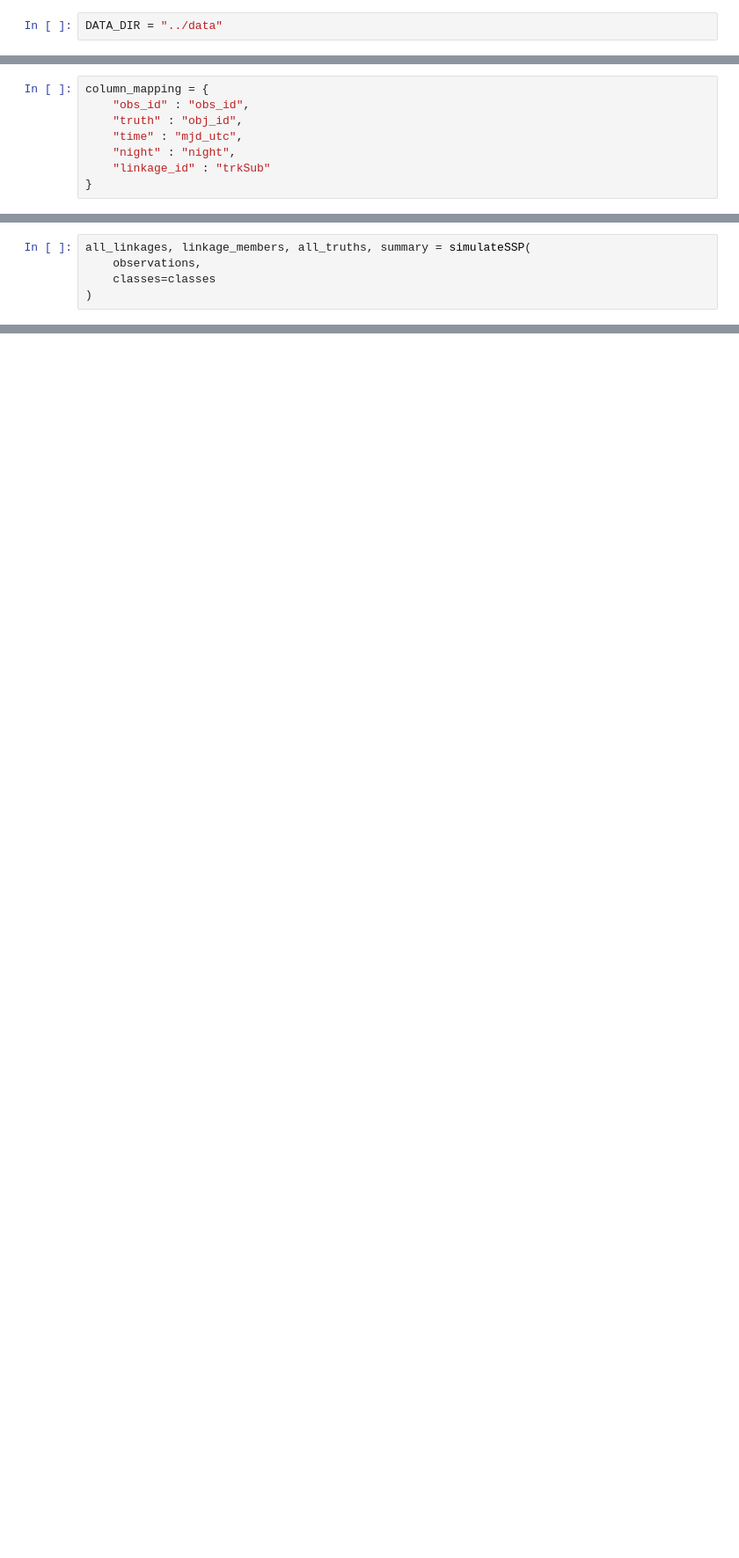
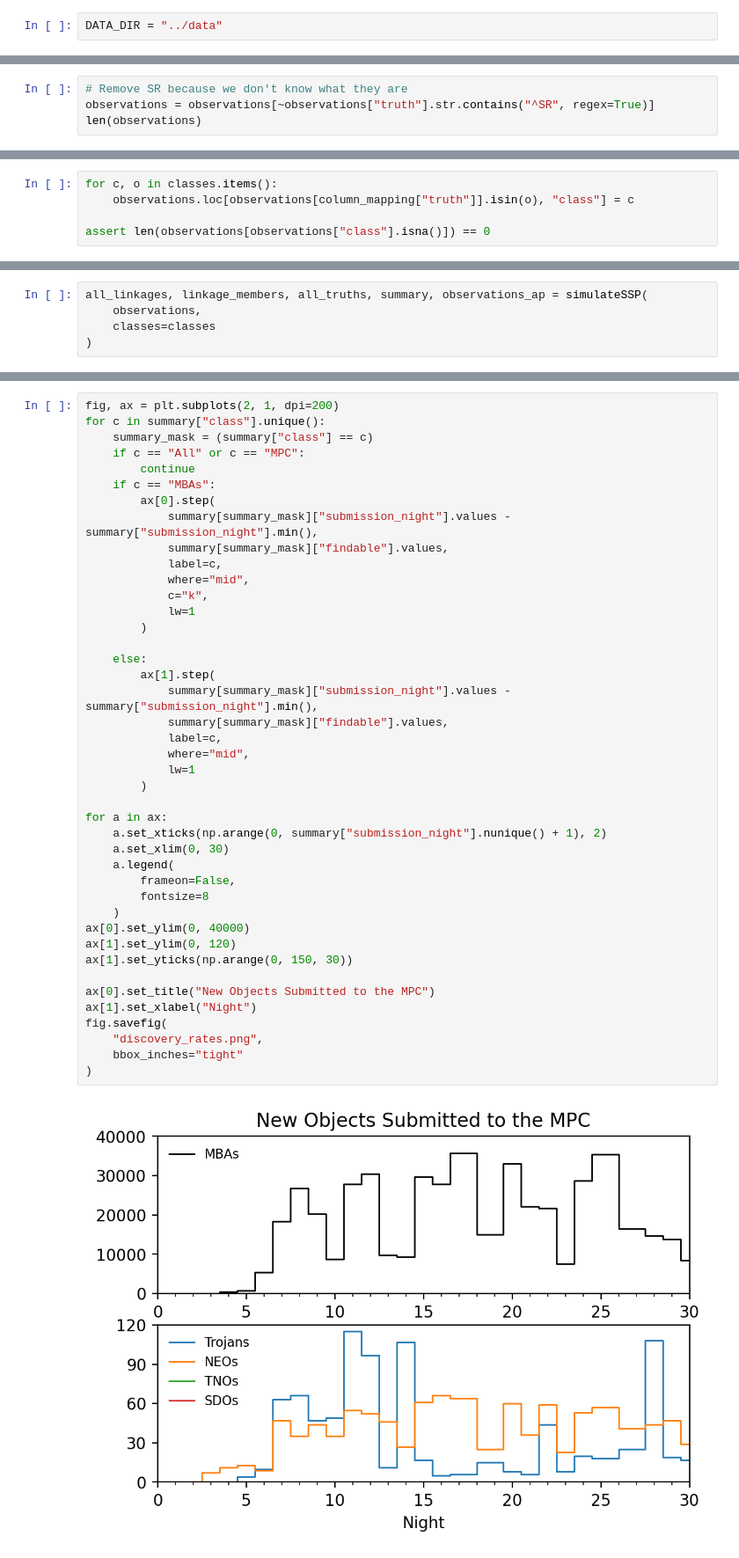
Before and after one commit to moeyensj/mpc-rubin, a Jupyter notebook: notebooks/01_observations_to_linkages.ipynb, the cells around one changed output, grey strips where cells are left out. Shown at 88% size. Cells and saved outputs as stored; diff of their text form; blank space fills up the shorter version.

```diff
--- a/notebooks/01_observations_to_linkages.ipynb
+++ b/notebooks/01_observations_to_linkages.ipynb
@@ -22,0 +26,4 @@ observations = pd.read_csv(
+# %%
+# Remove SR because we don't know what they are
+observations = observations[~observations["truth"].str.contains("^SR", regex=True)]
+len(observations)
@@ -41,8 +170,5 @@ assert len(obj_ids) == observations["obj_id"].nunique()
-# %%
-column_mapping = {
-    "obs_id" : "obs_id",
-    "truth" : "obj_id",
-    "time" : "mjd_utc",
-    "night" : "night",
-    "linkage_id" : "trkSub"
-}
+# %%
+for c, o in classes.items():
+    observations.loc[observations[column_mapping["truth"]].isin(o), "class"] = c
+
+assert len(observations[observations["class"].isna()]) == 0
@@ -224,5 +422,5 @@ def simulateSSP(observations,
 # %%
-all_linkages, linkage_members, all_truths, summary = simulateSSP(
+all_linkages, linkage_members, all_truths, summary, observations_ap = simulateSSP(
     observations,
     classes=classes
 )
@@ -270,0 +508,44 @@ summary.to_csv(
+# %%
+fig, ax = plt.subplots(2, 1, dpi=200)
+for c in summary["class"].unique():
+    summary_mask = (summary["class"] == c)
+    if c == "All" or c == "MPC":
+        continue
+    if c == "MBAs":
+        ax[0].step(
+            summary[summary_mask]["submission_night"].values - summary["submission_night"].min(),
+            summary[summary_mask]["findable"].values,
+            label=c,
+            where="mid",
+            c="k",
+            lw=1
+        )
+
+    else:
+        ax[1].step(
+            summary[summary_mask]["submission_night"].values - summary["submission_night"].min(),
+            summary[summary_mask]["findable"].values,
+            label=c,
+            where="mid",
+            lw=1
+        )
+
+for a in ax:
+    a.set_xticks(np.arange(0, summary["submission_night"].nunique() + 1), 2)
+    a.set_xlim(0, 30)
+    a.legend(
+        frameon=False,
+        fontsize=8
+    )
+ax[0].set_ylim(0, 40000)
+ax[1].set_ylim(0, 120)
+ax[1].set_yticks(np.arange(0, 150, 30))
+
+ax[0].set_title("New Objects Submitted to the MPC")
+ax[1].set_xlabel("Night")
+fig.savefig(
+    "discovery_rates.png",
+    bbox_inches="tight"
+)
+# %% [output]
+[figure, added]
```
Also changed, not shown: parts of 11 cells of this notebook, 2 other files.
